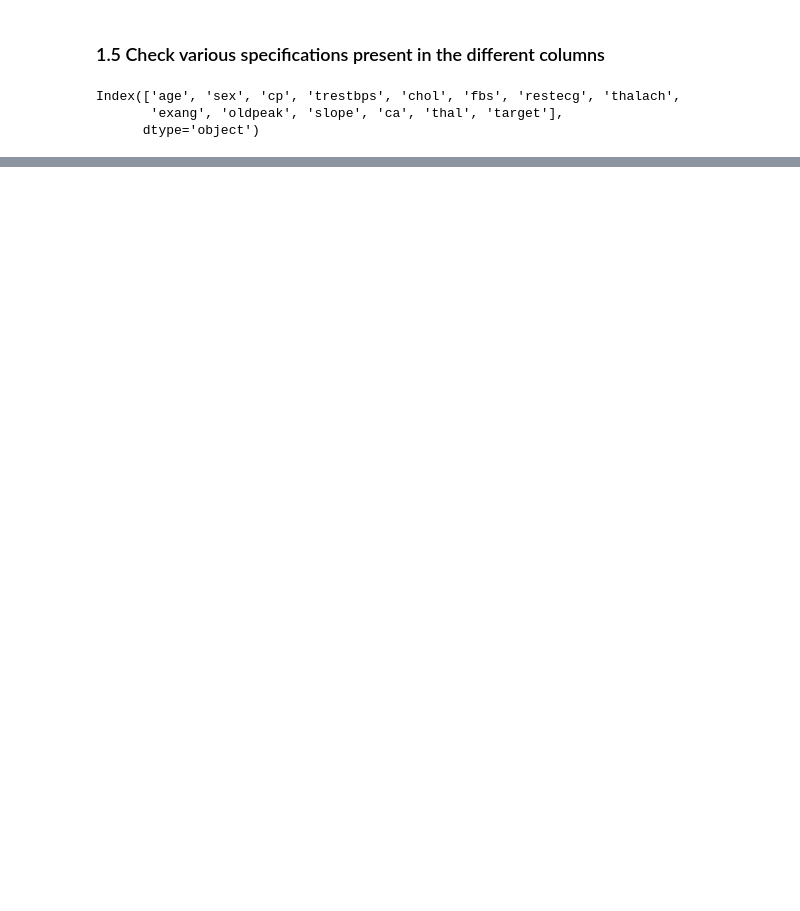
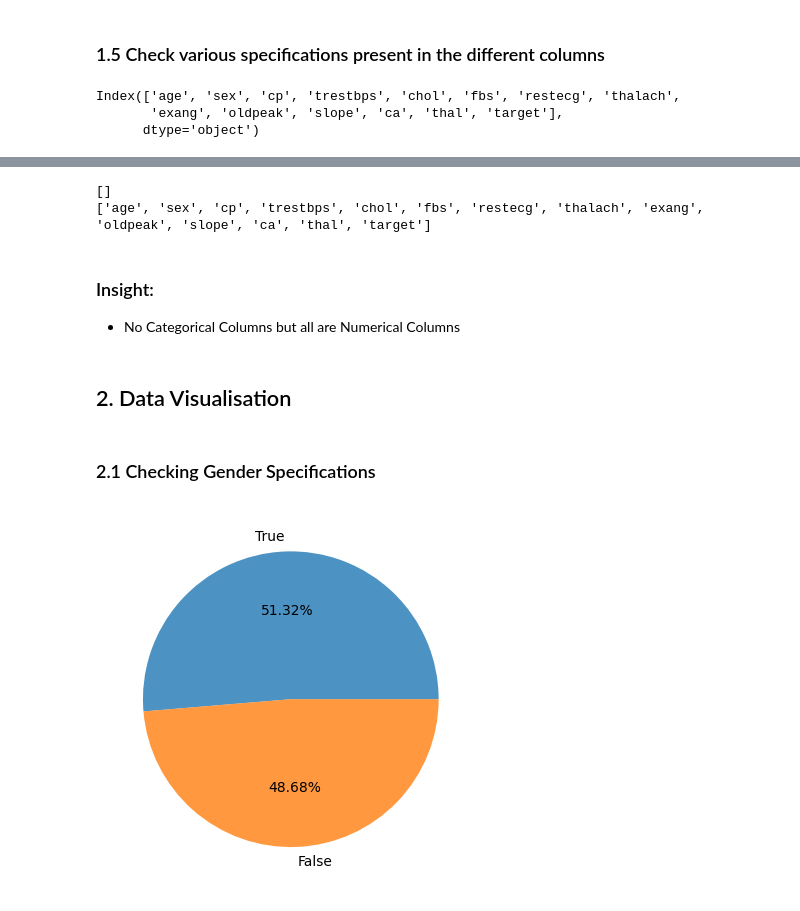
Before and after one commit to LinhVuHoang/Personal_projects, a Jupyter notebook: Chest-Disease-Classification/Notebook_Experiments/Exploratory_Data_analysis.ipynb, the cells around one changed output, grey strips where cells are left out. Drawn from its saved outputs; the diff is of its cells as text; code cells hidden in the pictures; blank space fills up the shorter version.

```diff
--- a/Chest-Disease-Classification/Notebook_Experiments/Exploratory_Data_analysis.ipynb
+++ b/Chest-Disease-Classification/Notebook_Experiments/Exploratory_Data_analysis.ipynb
@@ -143,0 +173,18 @@ Index(['age', 'sex', 'cp', 'trestbps', 'chol', 'fbs', 'restecg', 'thalach',
+# %%
+print(cat_col)
+print(num_col)
+# %% [output]
+[]
+['age', 'sex', 'cp', 'trestbps', 'chol', 'fbs', 'restecg', 'thalach', 'exang', 'oldpeak', 'slope', 'ca', 'thal', 'target']
+# %% [markdown]
+### Insight:
+* No Categorical Columns but all are Numerical Columns
+# %% [markdown]
+## 2. Data Visualisation
+# %% [markdown]
+### 2.1 Checking Gender Specifications
+# %%
+plt.pie(data['target'].value_counts(),labels=['True', 'False'], autopct='%.2f%%', wedgeprops=dict(alpha=0.8))
+plt.show()
+# %% [output]
+[figure, added]
```
Also changed, not shown: parts of 7 cells of this notebook, 2 other files.
